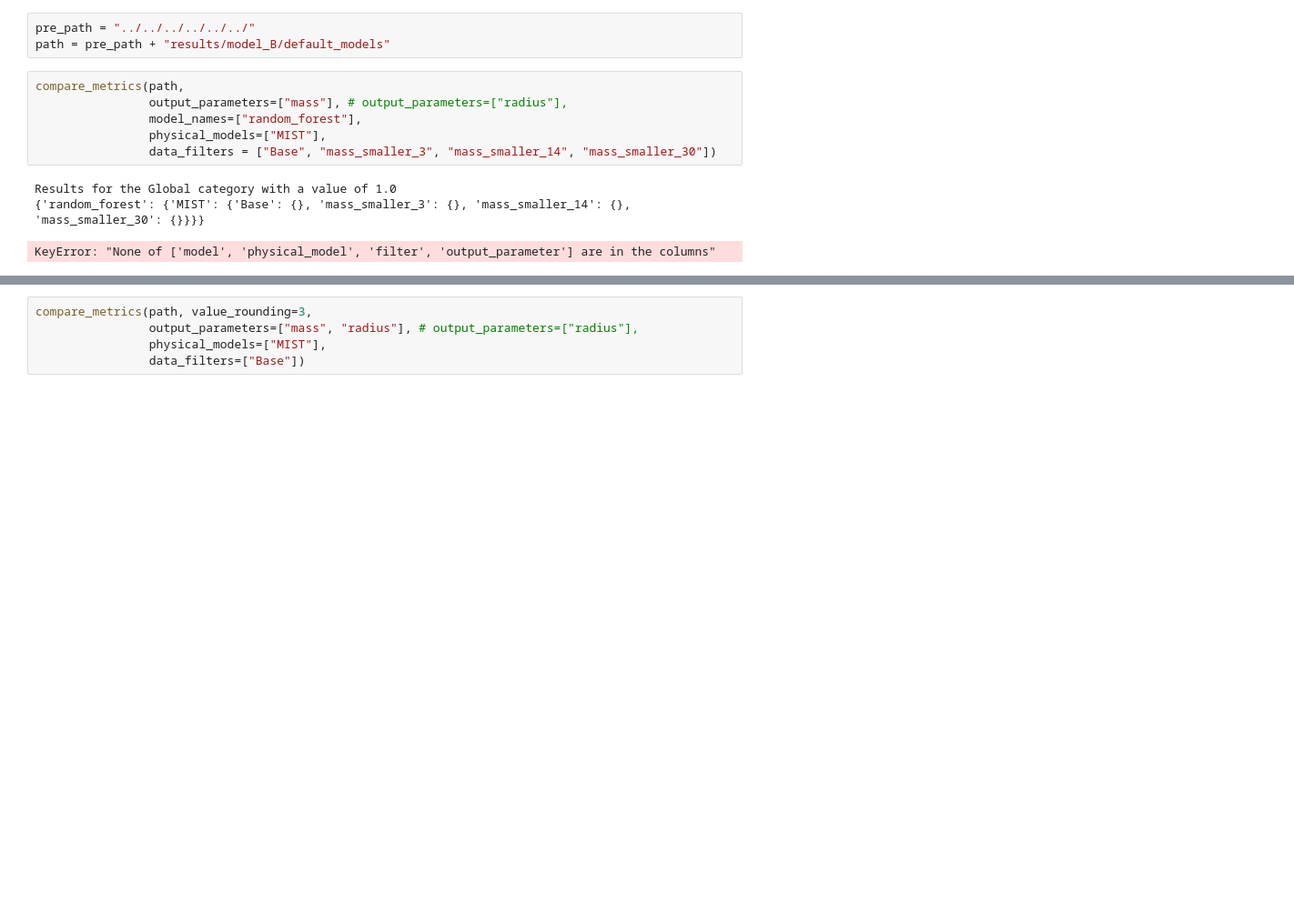
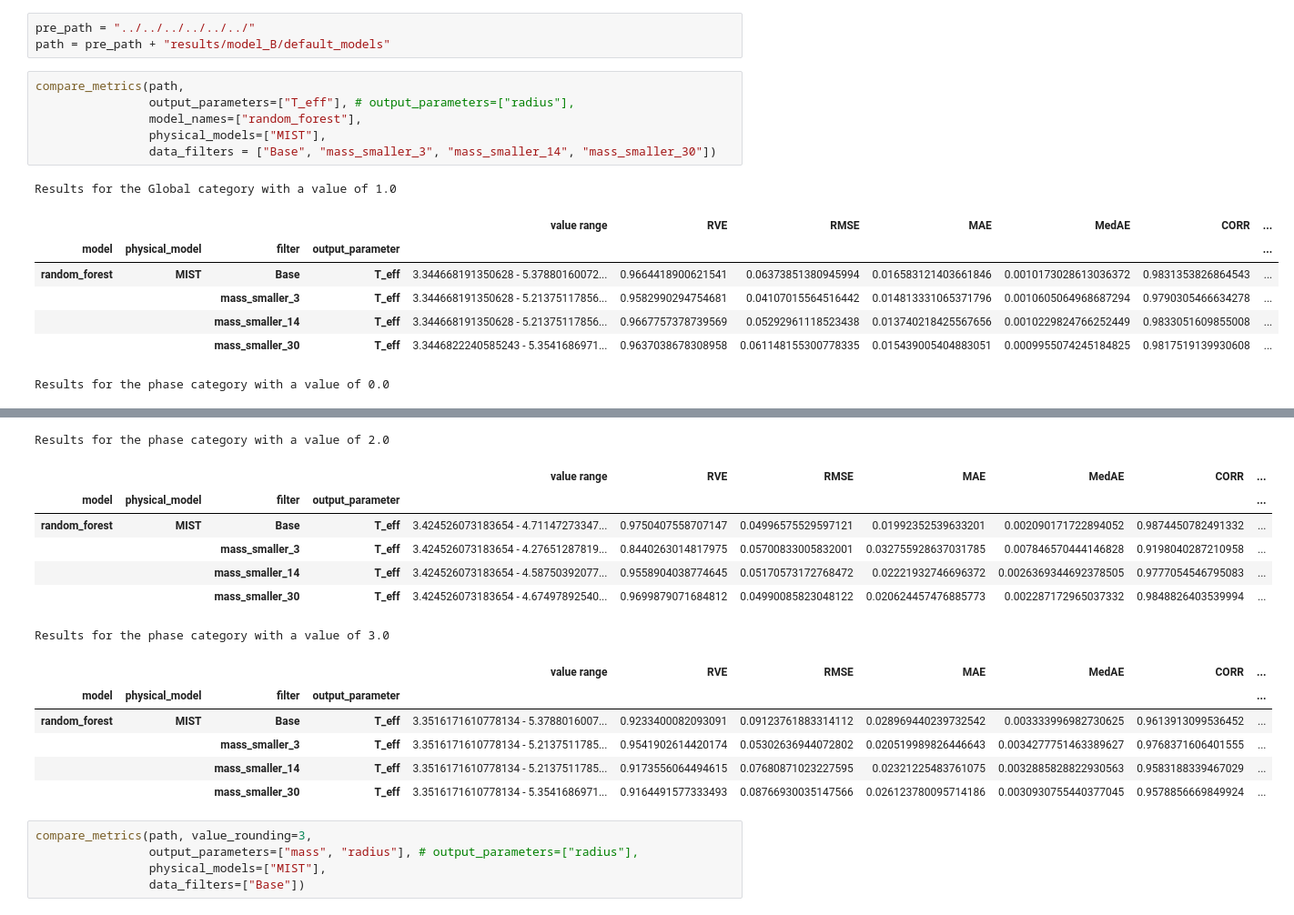
Before and after one commit to anpirott/thesis, a Jupyter notebook: notebooks/ML/method_ML/model_B/default_models/MIST/compare_model_results.ipynb, the cells around one changed output, grey strips where cells are left out. Shown at 91% size. Saved outputs shown, nothing was run; the diff lists cells and outputs as text; blank space fills up the shorter version.

```diff
--- a/notebooks/ML/method_ML/model_B/default_models/MIST/compare_model_results.ipynb
+++ b/notebooks/ML/method_ML/model_B/default_models/MIST/compare_model_results.ipynb
@@ -13,11 +13,16 @@ pre_path = "../../../../../../"
 path = pre_path + "results/model_B/default_models"
 # %%
 compare_metrics(path,
-                output_parameters=["mass"], # output_parameters=["radius"],
+                output_parameters=["T_eff"], # output_parameters=["radius"],
                 model_names=["random_forest"],
                 physical_models=["MIST"],
                 data_filters = ["Base", "mass_smaller_3", "mass_smaller_14", "mass_smaller_30"])
 # %% [output]
 Results for the Global category with a value of 1.0
-{'random_forest': {'MIST': {'Base': {}, 'mass_smaller_3': {}, 'mass_smaller_14': {}, 'mass_smaller_30': {}}}}
+|  |  |  |  | value range | RVE | RMSE | MAE | MedAE | CORR | ... |
+| model | physical_model | filter | output_parameter |  |  |  |  |  |  | ... |
+| random_forest | MIST | Base | T_eff | 3.344668191350628 - 5.37880160072... | 0.9664418900621541 | 0.06373851380945994 | 0.016583121403661846 | 0.0010173028613036372 | 0.9831353826864543 | ... |
+|  |  | mass_smaller_3 | T_eff | 3.344668191350628 - 5.21375117856... | 0.9582990294754681 | 0.04107015564516442 | 0.014813331065371796 | 0.0010605064968687294 | 0.9790305466634278 | ... |
+|  |  | mass_smaller_14 | T_eff | 3.344668191350628 - 5.21375117856... | 0.9667757378739569 | 0.05292961118523438 | 0.013740218425567656 | 0.0010229824766252449 | 0.9833051609855008 | ... |
+|  |  | mass_smaller_30 | T_eff | 3.3446822240585243 - 5.3541686971... | 0.9637038678308958 | 0.061148155300778335 | 0.015439005404883051 | 0.0009955074245184825 | 0.9817519139930608 | ... |
-KeyError: "None of ['model', 'physical_model', 'filter', 'output_parameter'] are in the columns"
+Results for the phase category with a value of 0.0
@@ -24,3 +35,17 @@ KeyError: "None of ['model', 'physical_model', 'filter', 'output_parameter'] are
+Results for the phase category with a value of 2.0
+|  |  |  |  | value range | RVE | RMSE | MAE | MedAE | CORR | ... |
+| model | physical_model | filter | output_parameter |  |  |  |  |  |  | ... |
+| random_forest | MIST | Base | T_eff | 3.424526073183654 - 4.71147273347... | 0.9750407558707147 | 0.04996575529597121 | 0.01992352539633201 | 0.002090171722894052 | 0.9874450782491332 | ... |
+|  |  | mass_smaller_3 | T_eff | 3.424526073183654 - 4.27651287819... | 0.8440263014817975 | 0.05700833005832001 | 0.032755928637031785 | 0.007846570444146828 | 0.9198040287210958 | ... |
+|  |  | mass_smaller_14 | T_eff | 3.424526073183654 - 4.58750392077... | 0.9558904038774645 | 0.05170573172768472 | 0.02221932746696372 | 0.0026369344692378505 | 0.9777054546795083 | ... |
+|  |  | mass_smaller_30 | T_eff | 3.424526073183654 - 4.67497892540... | 0.9699879071684812 | 0.04990085823048122 | 0.020624457476885773 | 0.002287172965037332 | 0.9848826403539994 | ... |
+Results for the phase category with a value of 3.0
+|  |  |  |  | value range | RVE | RMSE | MAE | MedAE | CORR | ... |
+| model | physical_model | filter | output_parameter |  |  |  |  |  |  | ... |
+| random_forest | MIST | Base | T_eff | 3.3516171610778134 - 5.3788016007... | 0.9233400082093091 | 0.09123761883314112 | 0.028969440239732542 | 0.003333996982730625 | 0.9613913099536452 | ... |
+|  |  | mass_smaller_3 | T_eff | 3.3516171610778134 - 5.2137511785... | 0.9541902614420174 | 0.05302636944072802 | 0.020519989826446643 | 0.0034277751463389627 | 0.9768371606401555 | ... |
+|  |  | mass_smaller_14 | T_eff | 3.3516171610778134 - 5.2137511785... | 0.9173556064494615 | 0.07680871023227595 | 0.02321225483761075 | 0.0032885828822930563 | 0.9583188339467029 | ... |
+|  |  | mass_smaller_30 | T_eff | 3.3516171610778134 - 5.3541686971... | 0.9164491577333493 | 0.08766930035147566 | 0.026123780095714186 | 0.0030930755440377045 | 0.9578856669849924 | ... |
 # %%
 compare_metrics(path, value_rounding=3,
                 output_parameters=["mass", "radius"], # output_parameters=["radius"],
```
Also changed, not shown: parts of 1 cell of this notebook, 3 other files.
